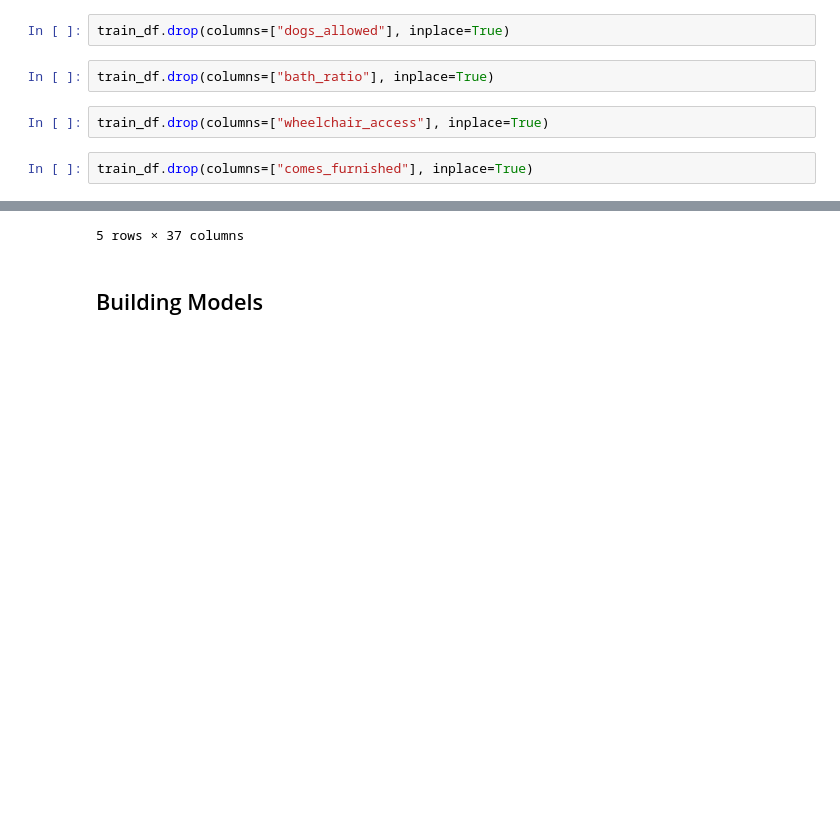
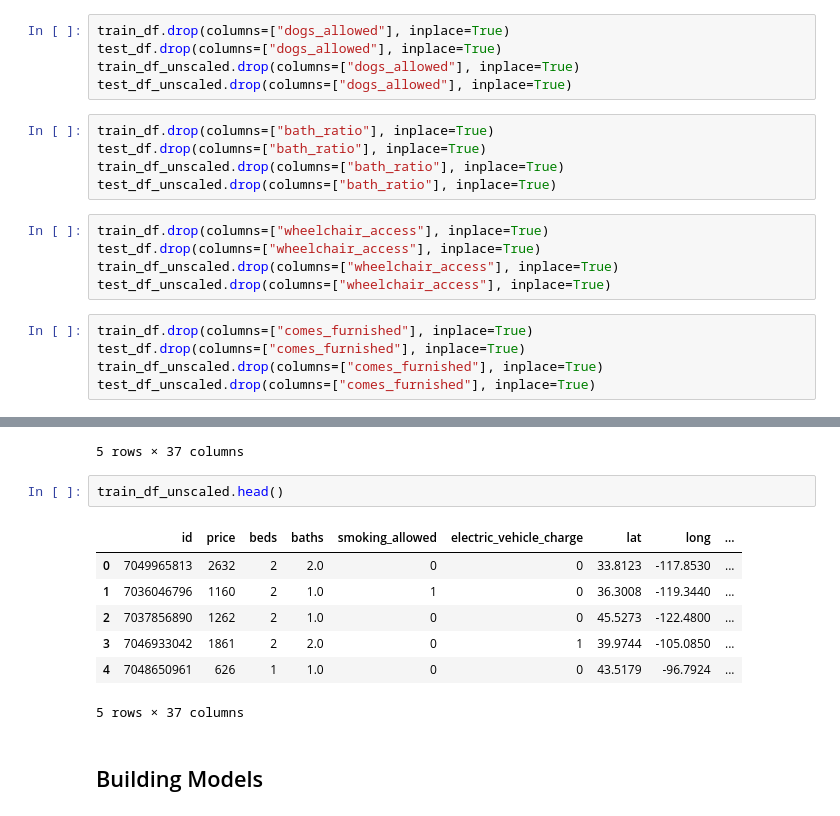
Before and after one commit to ArshdeepSingh98/HousePricePrediction, a Jupyter notebook: Lennar_2_FeatureEng_PrePro.ipynb, the cells around one changed output, grey strips where cells are left out. Cells and saved outputs as stored; diff of their text form; blank space fills up the shorter version.

```diff
--- a/Lennar_2_FeatureEng_PrePro.ipynb
+++ b/Lennar_2_FeatureEng_PrePro.ipynb
@@ -890,11 +938,23 @@ train_df.drop(columns=["cats_allowed"], inplace=True)
 # %%
 train_df.drop(columns=["dogs_allowed"], inplace=True)
+test_df.drop(columns=["dogs_allowed"], inplace=True)
+train_df_unscaled.drop(columns=["dogs_allowed"], inplace=True)
+test_df_unscaled.drop(columns=["dogs_allowed"], inplace=True)
 # %%
 train_df.drop(columns=["bath_ratio"], inplace=True)
+test_df.drop(columns=["bath_ratio"], inplace=True)
+train_df_unscaled.drop(columns=["bath_ratio"], inplace=True)
+test_df_unscaled.drop(columns=["bath_ratio"], inplace=True)
 # %%
 train_df.drop(columns=["wheelchair_access"], inplace=True)
+test_df.drop(columns=["wheelchair_access"], inplace=True)
+train_df_unscaled.drop(columns=["wheelchair_access"], inplace=True)
+test_df_unscaled.drop(columns=["wheelchair_access"], inplace=True)
 # %%
 train_df.drop(columns=["comes_furnished"], inplace=True)
+test_df.drop(columns=["comes_furnished"], inplace=True)
+train_df_unscaled.drop(columns=["comes_furnished"], inplace=True)
+test_df_unscaled.drop(columns=["comes_furnished"], inplace=True)
 # %%
 train_df.head()
 # %% [output]
@@ -905,6 +965,16 @@ train_df.head()
 | 3 | 0.679433 | 1861 | 0.063173 | 0.864745 | -1.669306 | 8.874963 | 0.497235 | -0.764054 | ... |
 | 4 | 0.874458 | 626 | -1.151463 | -0.839095 | -1.669306 | -0.112677 | 1.136100 | -0.259375 | ... |
 5 rows × 37 columns
+# %%
+train_df_unscaled.head()
+# %% [output]
+|  | id | price | beds | baths | smoking_allowed | electric_vehicle_charge | lat | long | ... |
+| 0 | 7049965813 | 2632 | 2 | 2.0 | 0 | 0 | 33.8123 | -117.8530 | ... |
+| 1 | 7036046796 | 1160 | 2 | 1.0 | 1 | 0 | 36.3008 | -119.3440 | ... |
+| 2 | 7037856890 | 1262 | 2 | 1.0 | 0 | 0 | 45.5273 | -122.4800 | ... |
+| 3 | 7046933042 | 1861 | 2 | 2.0 | 0 | 1 | 39.9744 | -105.0850 | ... |
+| 4 | 7048650961 | 626 | 1 | 1.0 | 0 | 0 | 43.5179 | -96.7924 | ... |
+5 rows × 37 columns
 # %% [markdown]
 ## Building Models
 # %%
```
Also changed, not shown: parts of 18 cells of this notebook, 1 other file.
